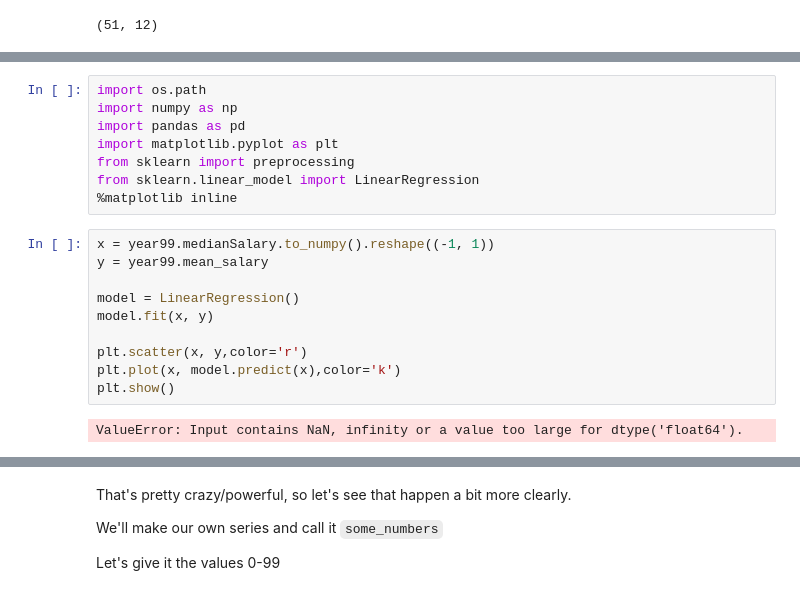
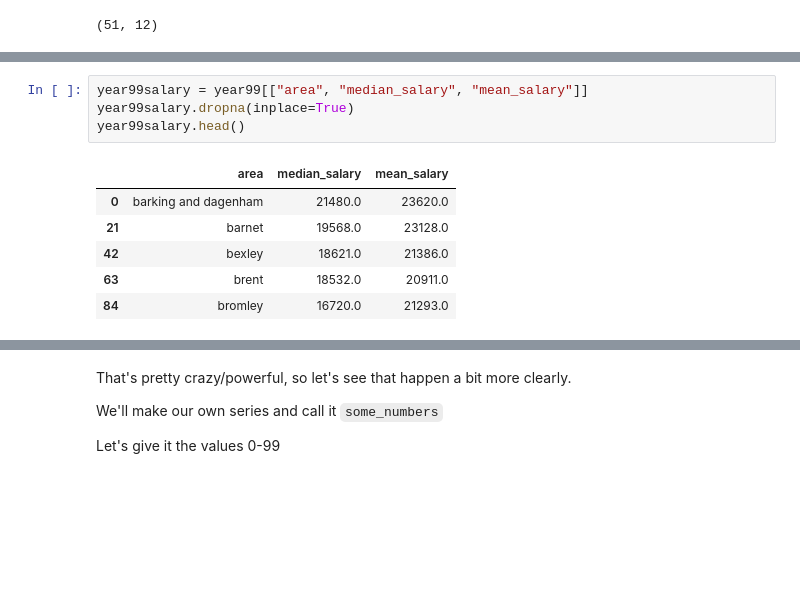
Before and after one commit to ShawnTew/OpenDataProject, a Jupyter notebook: basic_pandas.ipynb, the cells around one changed output, grey strips where cells are left out. Cells and saved outputs as stored; diff of their text form; blank space fills up the shorter version.

```diff
--- a/basic_pandas.ipynb
+++ b/basic_pandas.ipynb
@@ -176,21 +185,12 @@ Text(0.5, 1.0, 'Median Salary vs Mean Salary in London 1999')
 [figure]
-# %%
-import os.path
-import numpy as np
-import pandas as pd
-import matplotlib.pyplot as plt
-from sklearn import preprocessing
-from sklearn.linear_model import LinearRegression
-%matplotlib inline
-# %%
-x = year99.medianSalary.to_numpy().reshape((-1, 1))
-y = year99.mean_salary
-
-model = LinearRegression()
-model.fit(x, y)
-
-plt.scatter(x, y,color='r')
-plt.plot(x, model.predict(x),color='k')
-plt.show()
-# %% [output]
-ValueError: Input contains NaN, infinity or a value too large for dtype('float64').
+# %%
+year99salary = year99[["area", "median_salary", "mean_salary"]]
+year99salary.dropna(inplace=True)
+year99salary.head()
+# %% [output]
+|  | area | median_salary | mean_salary |
+| 0 | barking and dagenham | 21480.0 | 23620.0 |
+| 21 | barnet | 19568.0 | 23128.0 |
+| 42 | bexley | 18621.0 | 21386.0 |
+| 63 | brent | 18532.0 | 20911.0 |
+| 84 | bromley | 16720.0 | 21293.0 |
```
Also changed, not shown: parts of 33 cells of this notebook.
